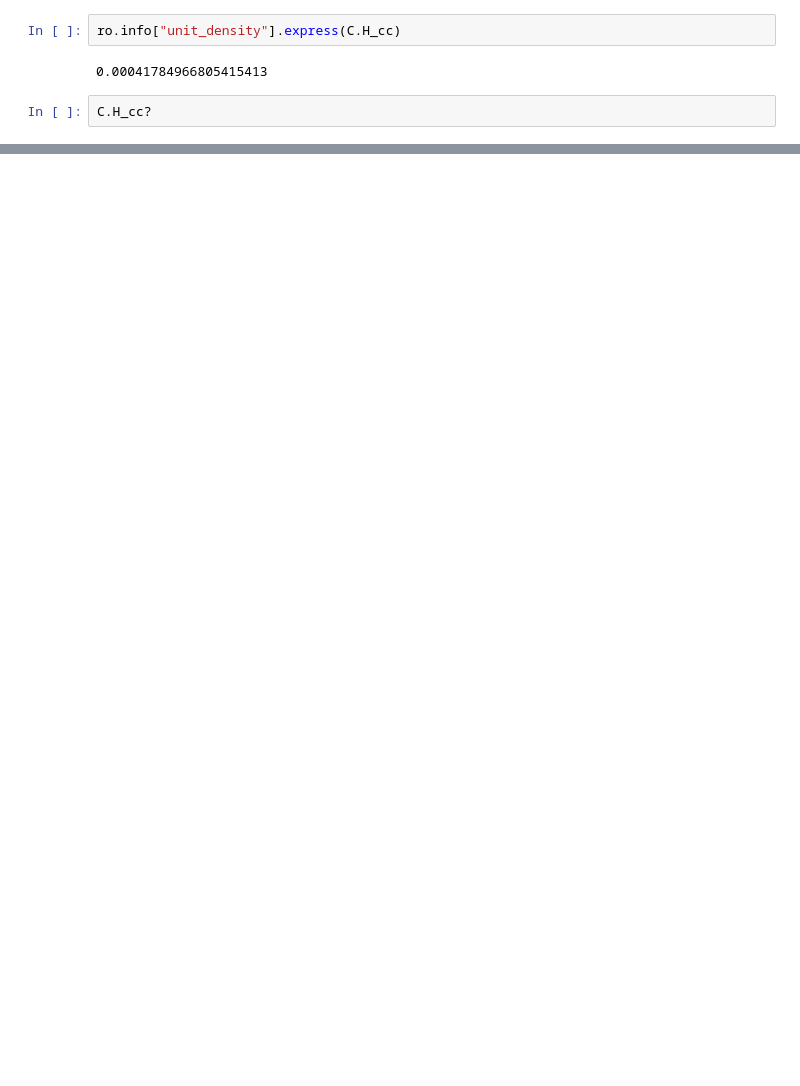
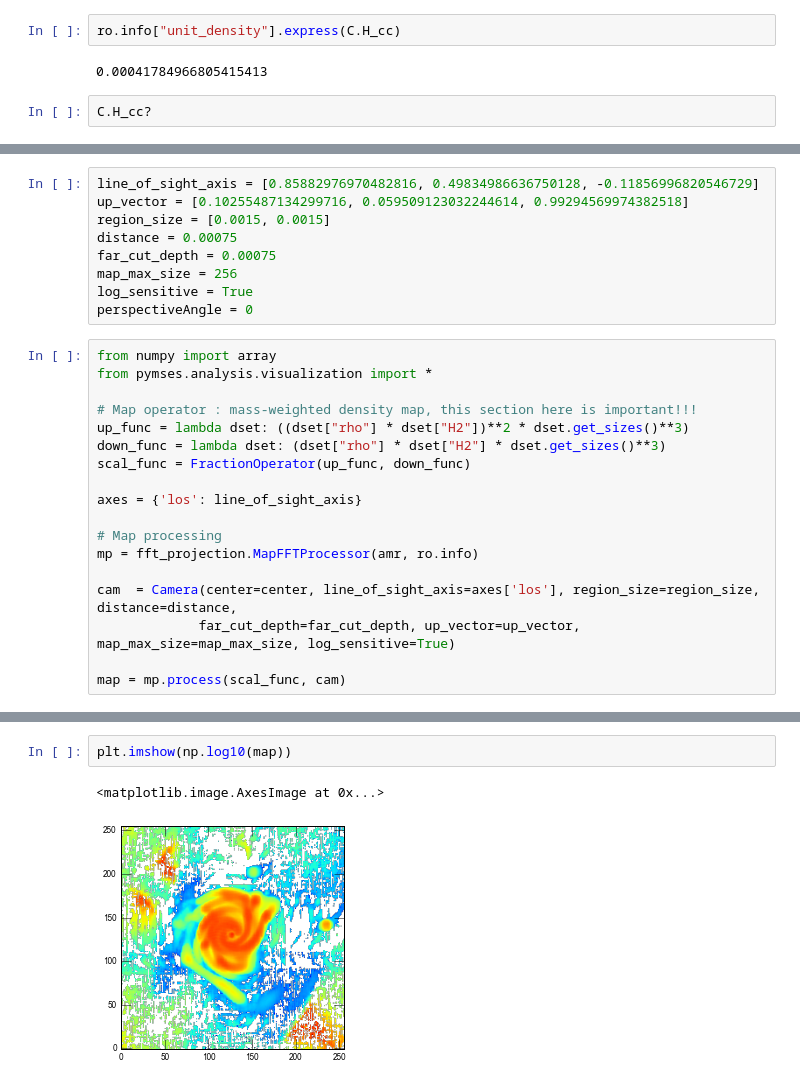
Before and after one commit to astro313/mc_eor, a Jupyter notebook: test_read_h2.ipynb, the cells around one changed output, grey strips where cells are left out. Drawn from its saved outputs; the diff is of its cells as text; blank space fills up the shorter version.

```diff
--- a/test_read_h2.ipynb
+++ b/test_read_h2.ipynb
@@ -182,0 +185,27 @@ C.H_cc?
+# %%
+line_of_sight_axis = [0.85882976970482816, 0.49834986636750128, -0.11856996820546729]
+up_vector = [0.10255487134299716, 0.059509123032244614, 0.99294569974382518]
+region_size = [0.0015, 0.0015]
+distance = 0.00075
+far_cut_depth = 0.00075
+map_max_size = 256
+log_sensitive = True
+perspectiveAngle = 0
+# %%
+from numpy import array
+from pymses.analysis.visualization import *
+
+# Map operator : mass-weighted density map, this section here is important!!!
+up_func = lambda dset: ((dset["rho"] * dset["H2"])**2 * dset.get_sizes()**3)
+down_func = lambda dset: (dset["rho"] * dset["H2"] * dset.get_sizes()**3)
+scal_func = FractionOperator(up_func, down_func)
+
+axes = {'los': line_of_sight_axis}
+
+# Map processing
+mp = fft_projection.MapFFTProcessor(amr, ro.info)
+
+cam  = Camera(center=center, line_of_sight_axis=axes['los'], region_size=region_size, distance=distance,
+             far_cut_depth=far_cut_depth, up_vector=up_vector, map_max_size=map_max_size, log_sensitive=True)
+
+map = mp.process(scal_func, cam)
@@ -182,0 +242,5 @@ C.H_cc?
+# %%
+plt.imshow(np.log10(map))
+# %% [output]
+<matplotlib.image.AxesImage at 0x...>
+[figure, added]
```
Also changed, not shown: parts of 8 cells of this notebook.
